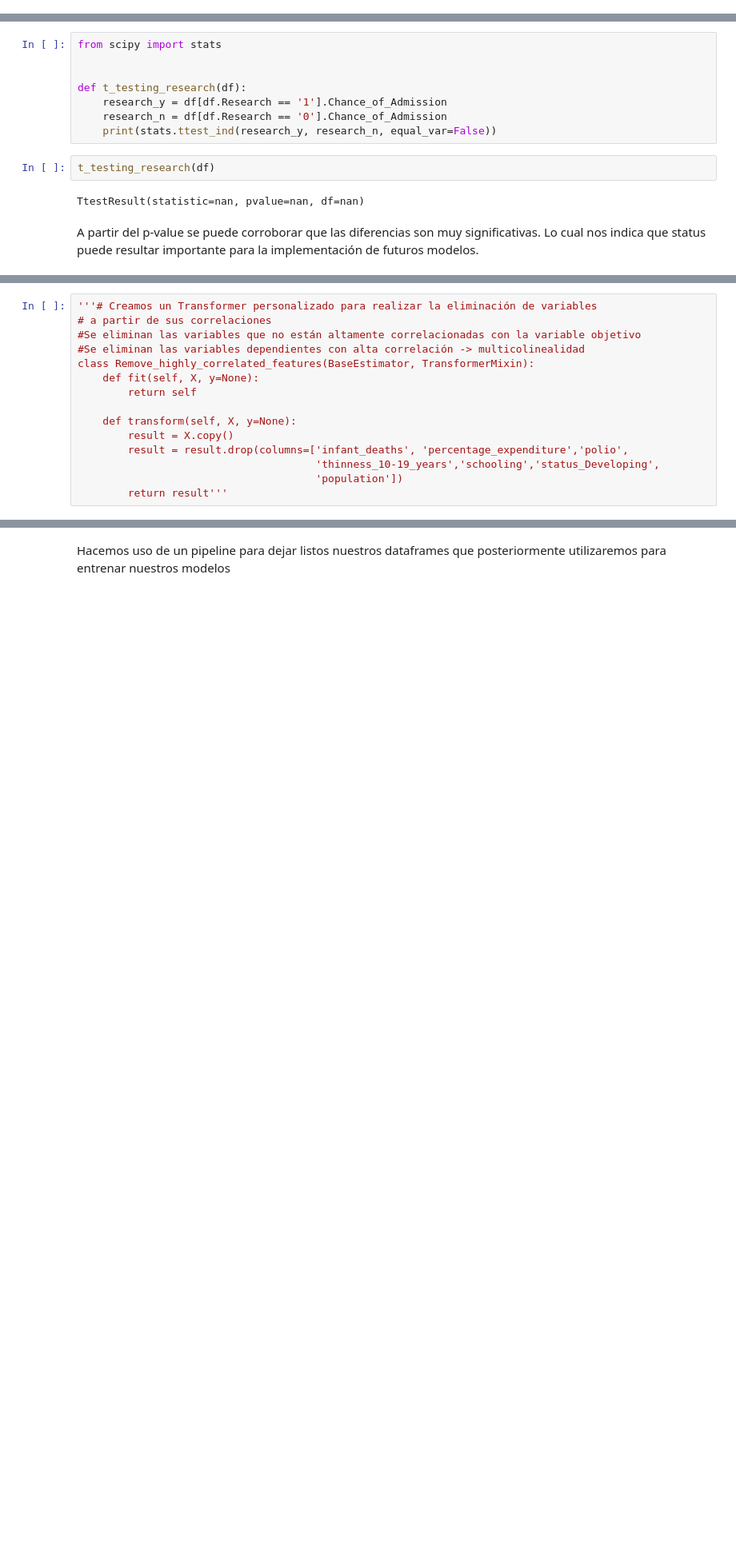
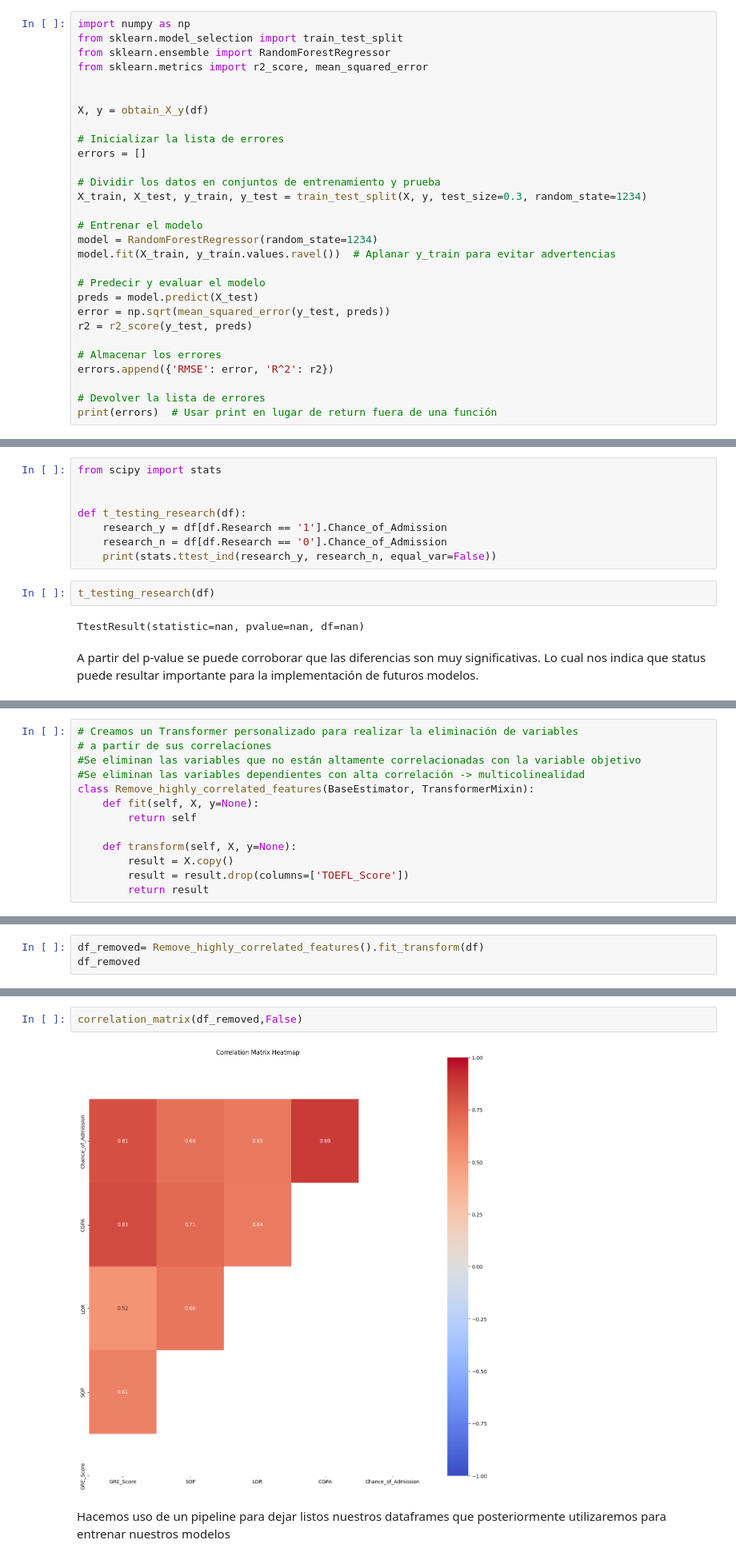
Before and after one commit to felipe-montenegro/Tarea_Regresi-n, a Jupyter notebook: Tarea1_Clase/regProject_admission.ipynb, the cells around one changed output, grey strips where cells are left out. Shown at 80% size. Cells and saved outputs as stored; diff of their text form; blank space fills up the shorter version.

```diff
--- a/Tarea1_Clase/regProject_admission.ipynb
+++ b/Tarea1_Clase/regProject_admission.ipynb
@@ -328,0 +316,29 @@ print(errors)'''
+# %%
+import numpy as np
+from sklearn.model_selection import train_test_split
+from sklearn.ensemble import RandomForestRegressor
+from sklearn.metrics import r2_score, mean_squared_error
+
+
+X, y = obtain_X_y(df)
+
+# Inicializar la lista de errores
+errors = []
+
+# Dividir los datos en conjuntos de entrenamiento y prueba
+X_train, X_test, y_train, y_test = train_test_split(X, y, test_size=0.3, random_state=1234)
+
+# Entrenar el modelo
+model = RandomForestRegressor(random_state=1234)
+model.fit(X_train, y_train.values.ravel())  # Aplanar y_train para evitar advertencias
+
+# Predecir y evaluar el modelo
+preds = model.predict(X_test)
+error = np.sqrt(mean_squared_error(y_test, preds))
+r2 = r2_score(y_test, preds)
+
+# Almacenar los errores
+errors.append({'RMSE': error, 'R^2': r2})
+
+# Devolver la lista de errores
+print(errors)  # Usar print en lugar de return fuera de una función
@@ -745,5 +783,5 @@ df_wins_knn_dummified'''
 # %%
-'''# Creamos un Transformer personalizado para realizar la eliminación de variables
+# Creamos un Transformer personalizado para realizar la eliminación de variables
 # a partir de sus correlaciones
 #Se eliminan las variables que no están altamente correlacionadas con la variable objetivo
 #Se eliminan las variables dependientes con alta correlación -> multicolinealidad
@@ -753,7 +791,5 @@ class Remove_highly_correlated_features(BaseEstimator, TransformerMixin):
 
     def transform(self, X, y=None):
         result = X.copy()
-        result = result.drop(columns=['infant_deaths', 'percentage_expenditure','polio',
-                                      'thinness_10-19_years','schooling','status_Developing',
-                                      'population'])
-        return result'''
+        result = result.drop(columns=['TOEFL_Score'])
+        return result
@@ -764,0 +796,3 @@ df_wins_knn_dummified'''
+# %%
+df_removed= Remove_highly_correlated_features().fit_transform(df)
+df_removed
@@ -765,2 +813,6 @@ df_wins_knn_dummified'''
+# %%
+correlation_matrix(df_removed,False)
+# %% [output]
+[figure, added]
 # %% [markdown]
 Hacemos uso de un pipeline para dejar listos nuestros dataframes que posteriormente utilizaremos para entrenar nuestros modelos
```
Also changed, not shown: parts of 180 cells of this notebook, 18 other files.
